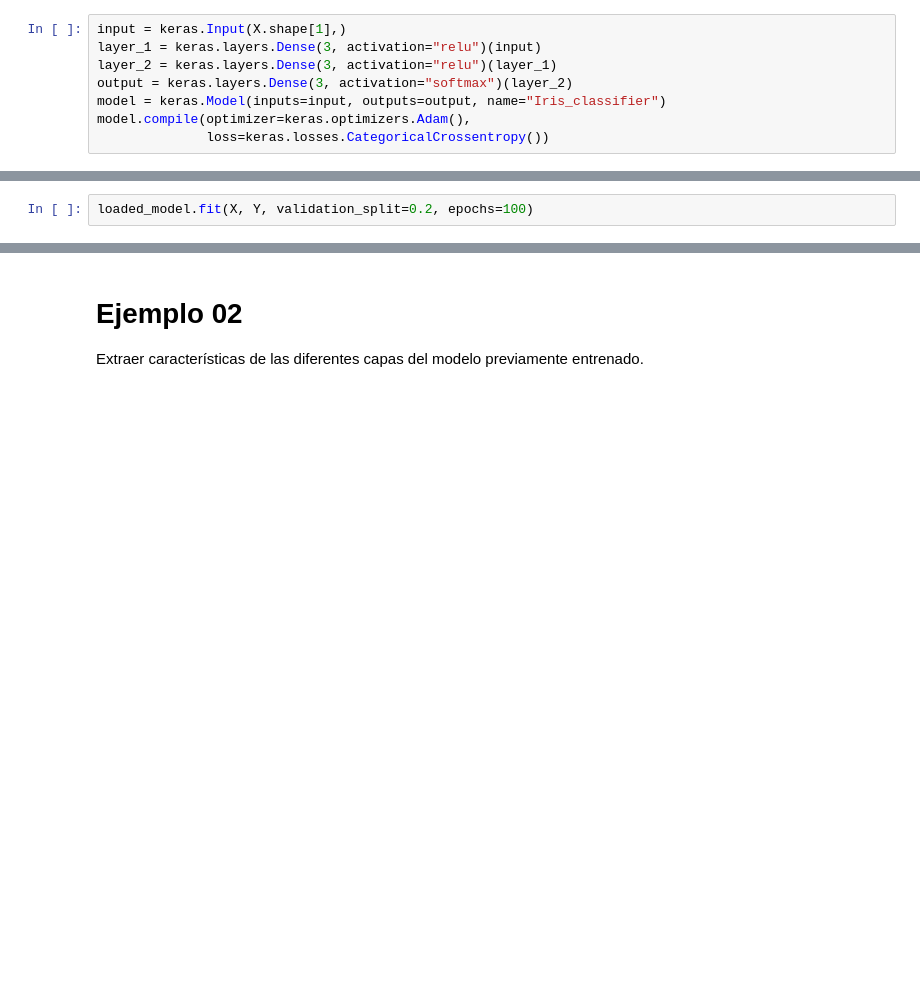
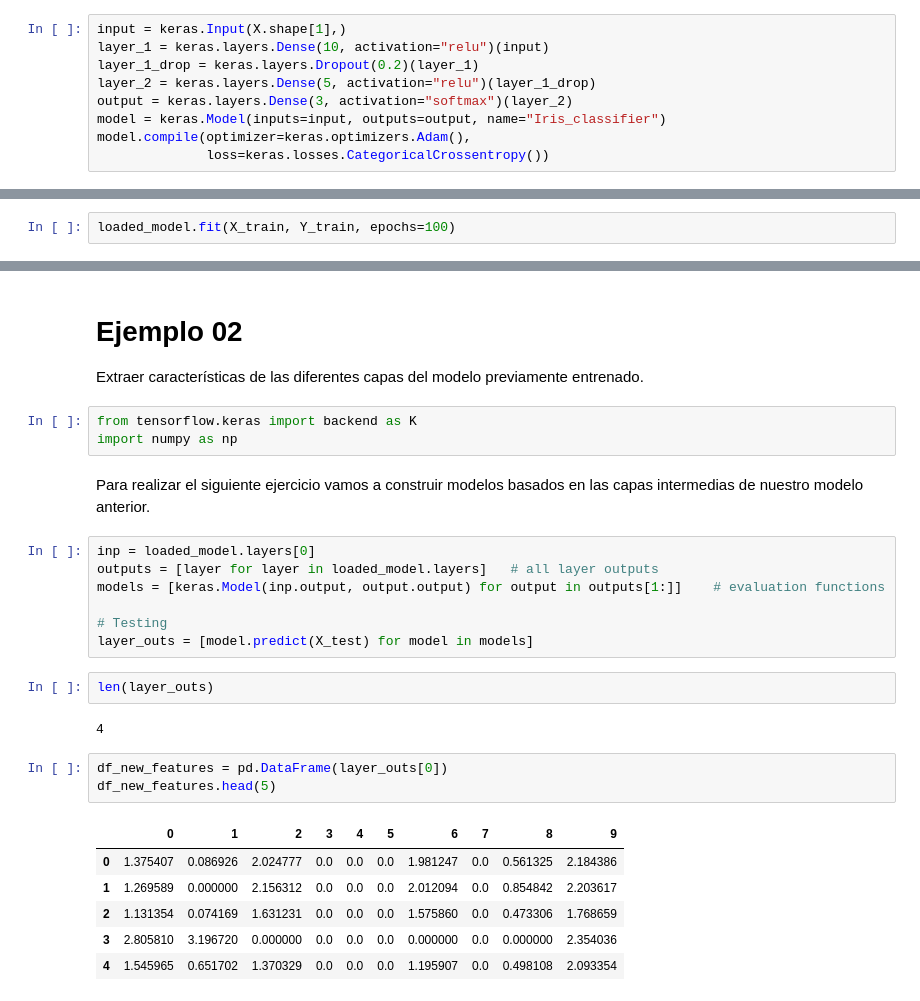
Before and after one commit to CuadraAlconero/IDAL_IA3_CuadraAlconero, a Jupyter notebook: Transfer_Learning.ipynb, the cells around one changed output, grey strips where cells are left out. Drawn from its saved outputs; the diff is of its cells as text; blank space fills up the shorter version.

```diff
--- a/Transfer_Learning.ipynb
+++ b/Transfer_Learning.ipynb
@@ -53,8 +83,9 @@ Y=pd.get_dummies(iris.iloc[:,-1])
 X_train, X_test, Y_train, Y_test = train_test_split(X, Y)
 # %%
 input = keras.Input(X.shape[1],)
-layer_1 = keras.layers.Dense(3, activation="relu")(input)
-layer_2 = keras.layers.Dense(3, activation="relu")(layer_1)
+layer_1 = keras.layers.Dense(10, activation="relu")(input)
+layer_1_drop = keras.layers.Dropout(0.2)(layer_1)
+layer_2 = keras.layers.Dense(5, activation="relu")(layer_1_drop)
 output = keras.layers.Dense(3, activation="softmax")(layer_2)
 model = keras.Model(inputs=input, outputs=output, name="Iris_classifier")
 model.compile(optimizer=keras.optimizers.Adam(),
@@ -115,4 +154,4 @@ keras.utils.plot_model(loaded_model, show_shapes=True)
 # %%
-loaded_model.fit(X, Y, validation_split=0.2, epochs=100)
+loaded_model.fit(X_train, Y_train, epochs=100)
 # %% [output]
 Epoch 1/100
@@ -137,3 +176,29 @@ Epoch 100/100
 # Ejemplo 02
 
 Extraer características de las diferentes capas del modelo previamente entrenado.
+# %%
+from tensorflow.keras import backend as K
+import numpy as np
+# %% [markdown]
+Para realizar el siguiente ejercicio vamos a construir modelos basados en las capas intermedias de nuestro modelo anterior.
+# %%
+inp = loaded_model.layers[0]
+outputs = [layer for layer in loaded_model.layers]   # all layer outputs
+models = [keras.Model(inp.output, output.output) for output in outputs[1:]]    # evaluation functions
+
+# Testing
+layer_outs = [model.predict(X_test) for model in models]
+# %%
+len(layer_outs)
+# %% [output]
+4
+# %%
+df_new_features = pd.DataFrame(layer_outs[0])
+df_new_features.head(5)
+# %% [output]
+|  | 0 | 1 | 2 | 3 | 4 | 5 | 6 | 7 | 8 | 9 |
+| 0 | 1.375407 | 0.086926 | 2.024777 | 0.0 | 0.0 | 0.0 | 1.981247 | 0.0 | 0.561325 | 2.184386 |
+| 1 | 1.269589 | 0.000000 | 2.156312 | 0.0 | 0.0 | 0.0 | 2.012094 | 0.0 | 0.854842 | 2.203617 |
+| 2 | 1.131354 | 0.074169 | 1.631231 | 0.0 | 0.0 | 0.0 | 1.575860 | 0.0 | 0.473306 | 1.768659 |
+| 3 | 2.805810 | 3.196720 | 0.000000 | 0.0 | 0.0 | 0.0 | 0.000000 | 0.0 | 0.000000 | 2.354036 |
+| 4 | 1.545965 | 0.651702 | 1.370329 | 0.0 | 0.0 | 0.0 | 1.195907 | 0.0 | 0.498108 | 2.093354 |
```
Also changed, not shown: parts of 14 cells of this notebook.
